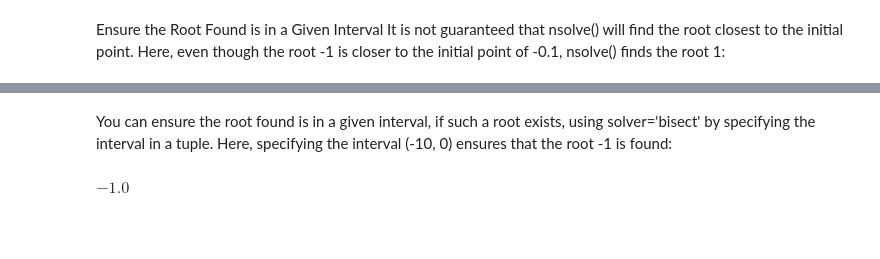
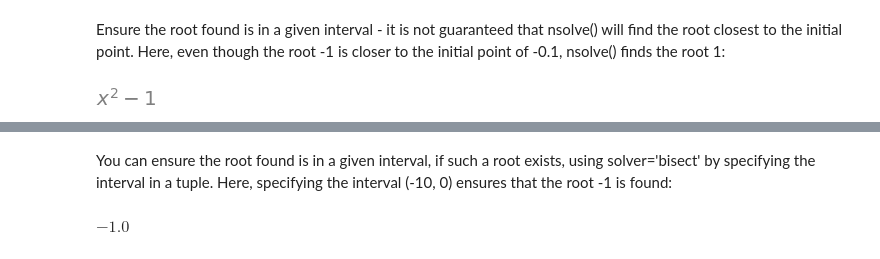
Before and after one commit to raywkhon/PyAstro, a Jupyter notebook: SymPy3.ipynb, the cells around one changed output, grey strips where cells are left out. Saved outputs shown, nothing was run; the diff lists cells and outputs as text; code cells hidden in the pictures; blank space fills up the shorter version.

```diff
--- a/SymPy3.ipynb
+++ b/SymPy3.ipynb
@@ -50,4 +47,10 @@ $\displaystyle 1.4142135623731 i$
 # %% [markdown]
-Ensure the Root Found is in a Given Interval
-It is not guaranteed that nsolve() will find the root closest to the initial point. Here, even though the root -1 is closer to the initial point of -0.1, nsolve() finds the root 1:
+Ensure the root found is in a given interval - it is not guaranteed that nsolve() will find the root closest to the initial point. Here, even though the root -1 is closer to the initial point of -0.1, nsolve() finds the root 1:
+# %%
+from sympy import nsolve
+from sympy.abc import x
+Equ = x**2 - 1
+Equ
+# %% [output]
+[figure, added]
 # %%
```
Also changed, not shown: parts of 39 cells of this notebook, 10 other files.
